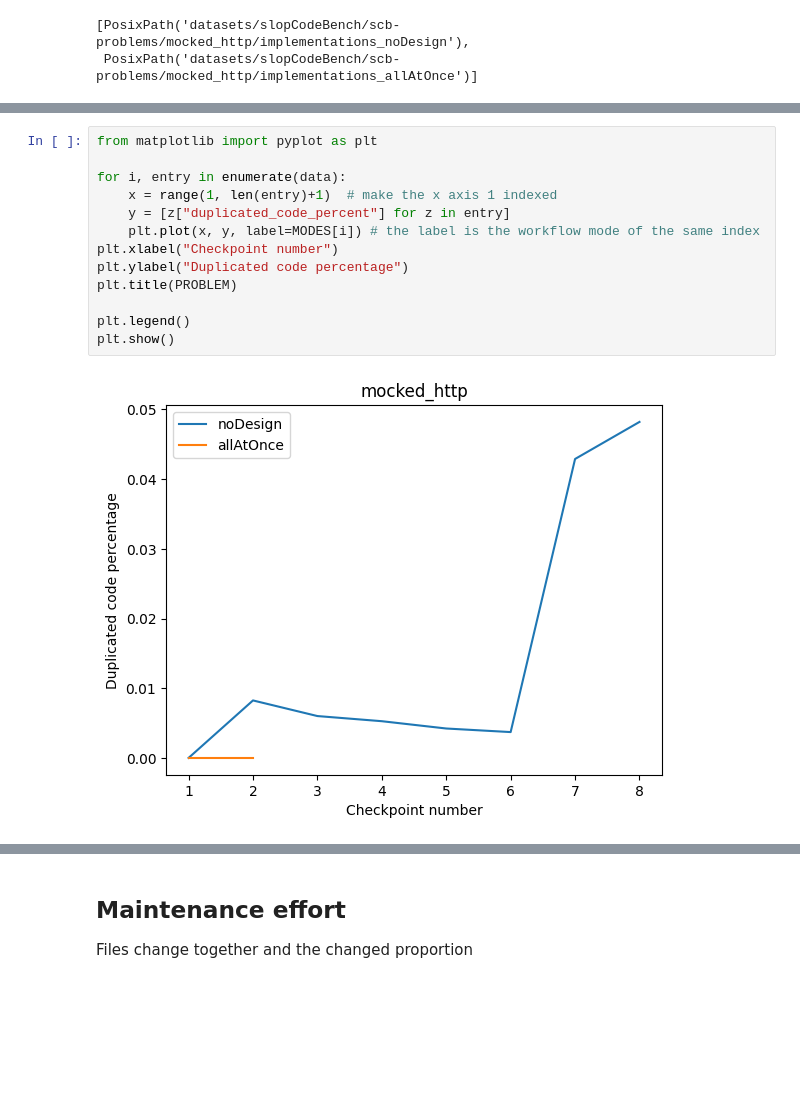
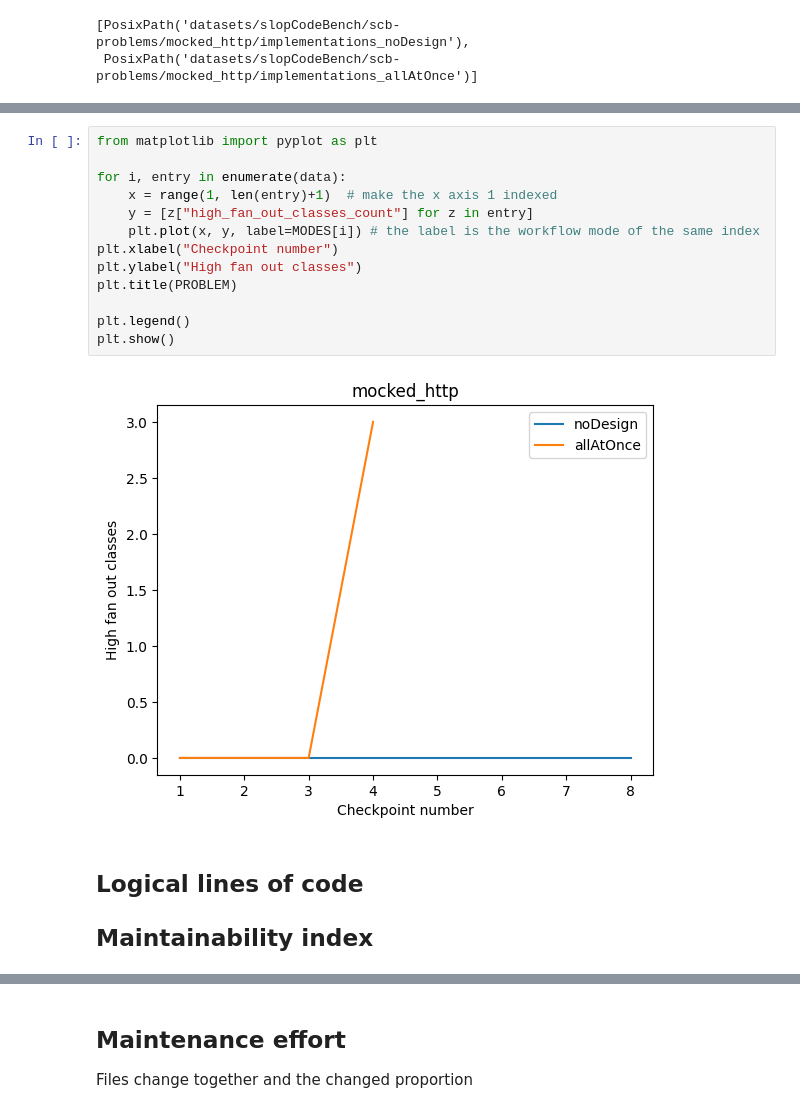
Before and after one commit to BernardMoy/Modular-SWE, a Jupyter notebook: evaluation.ipynb, the cells around one changed output, grey strips where cells are left out. Cells and saved outputs as stored; diff of their text form; blank space fills up the shorter version.

```diff
--- a/evaluation.ipynb
+++ b/evaluation.ipynb
@@ -121,15 +82,18 @@ plt.show()
-# %%
-from matplotlib import pyplot as plt
-
-for i, entry in enumerate(data):
-    x = range(1, len(entry)+1)  # make the x axis 1 indexed
-    y = [z["duplicated_code_percent"] for z in entry]
-    plt.plot(x, y, label=MODES[i]) # the label is the workflow mode of the same index
-plt.xlabel("Checkpoint number")
-plt.ylabel("Duplicated code percentage")
-plt.title(PROBLEM)
-
-plt.legend()
-plt.show()
-# %% [output]
-[figure, removed]
+# %%
+from matplotlib import pyplot as plt
+
+for i, entry in enumerate(data):
+    x = range(1, len(entry)+1)  # make the x axis 1 indexed
+    y = [z["high_fan_out_classes_count"] for z in entry]
+    plt.plot(x, y, label=MODES[i]) # the label is the workflow mode of the same index
+plt.xlabel("Checkpoint number")
+plt.ylabel("High fan out classes")
+plt.title(PROBLEM)
+
+plt.legend()
+plt.show()
+# %% [output]
+[figure, added]
+# %% [markdown]
+## Logical lines of code
+## Maintainability index
```
Also changed, not shown: parts of 32 cells of this notebook, 54 other files.
